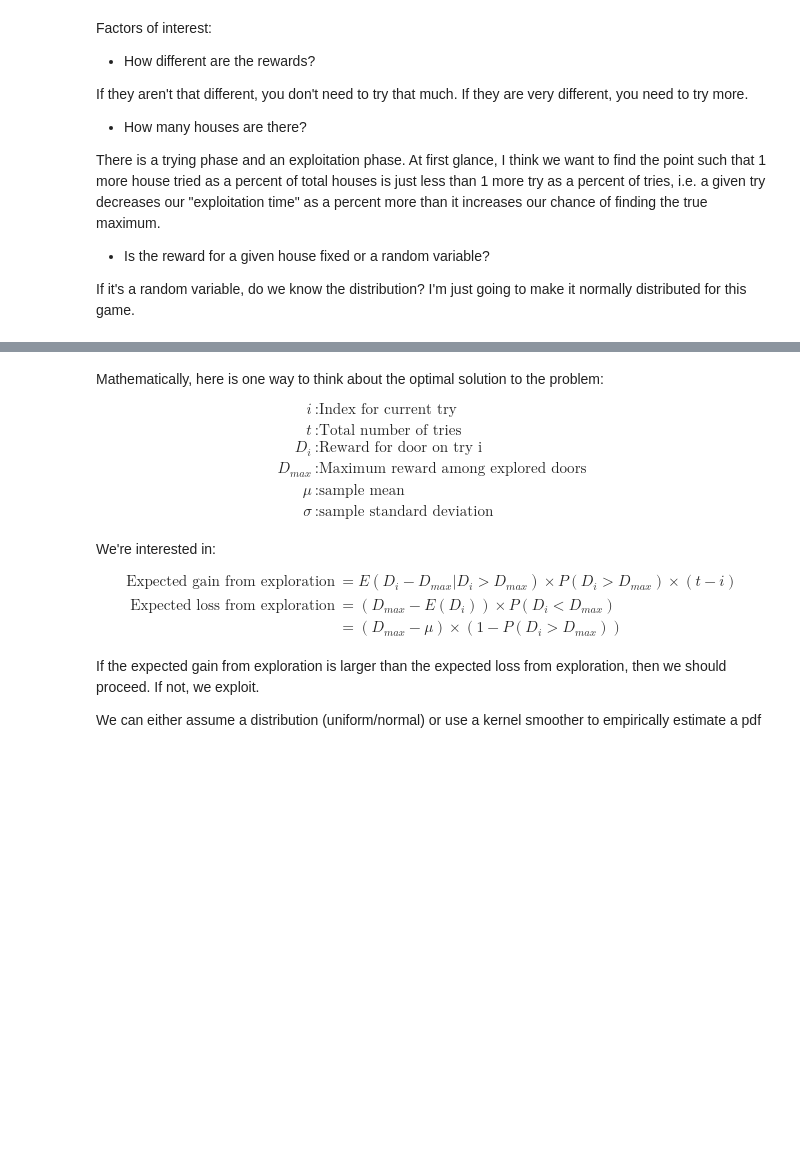
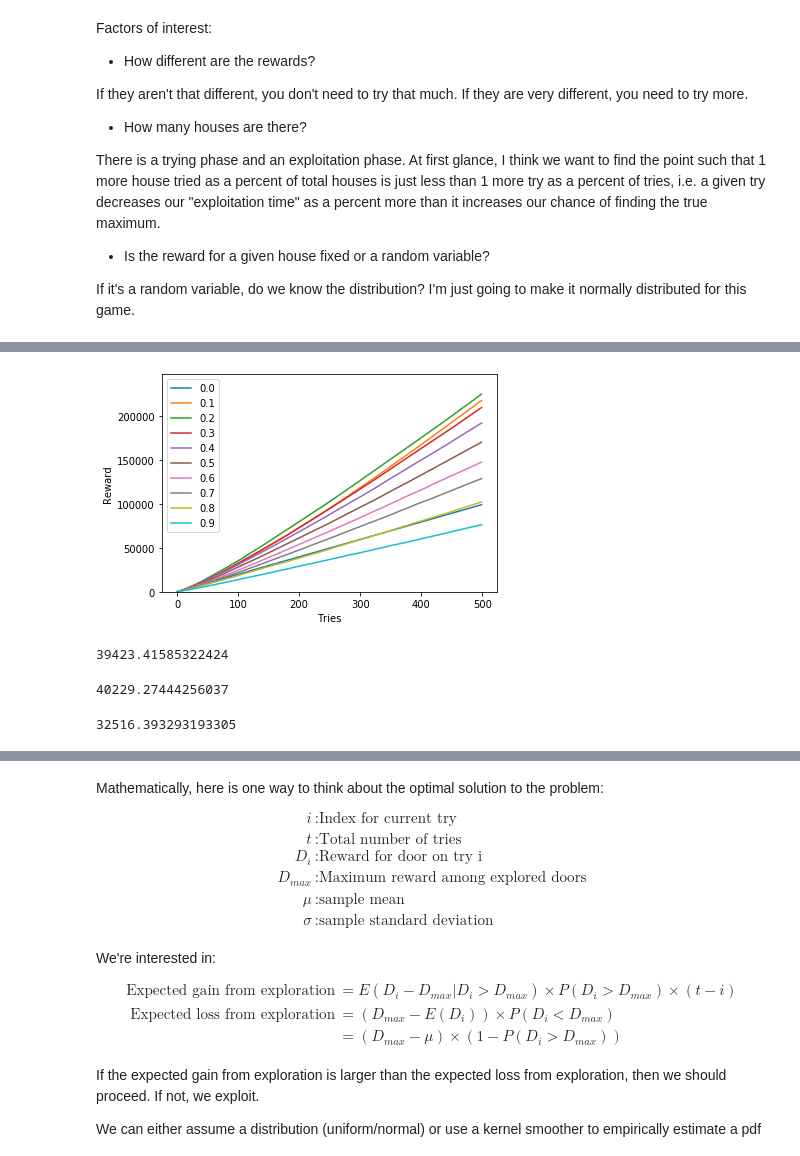
Before and after one commit to mixerupper/multi-armed-bandit, a Jupyter notebook: multi-armed bandit.ipynb, the cells around one changed output, grey strips where cells are left out. Cells and saved outputs as stored; diff of their text form; code cells hidden in the pictures; blank space fills up the shorter version.

```diff
--- a/multi-armed bandit.ipynb
+++ b/multi-armed bandit.ipynb
@@ -138,3 +131,5 @@ thresholds
+# %%
+randomly_explore_p_strategy = [find_average_run(tries = 500, strategy = randomly_explore_p, threshold = i) for i in thresholds]
 # %%
 plot_strategy_runs(learn_p_strategy, thresholds = thresholds)
 # %% [output]
@@ -141,0 +137,4 @@ plot_strategy_runs(learn_p_strategy, thresholds = thresholds)
+# %%
+plot_strategy_runs(randomly_explore_p_strategy, thresholds = thresholds)
+# %% [output]
+[figure, added]
@@ -142,3 +145,15 @@ plot_strategy_runs(learn_p_strategy, thresholds = thresholds)
+# %%
+m[-1]
+# %% [output]
+39423.41585322424
+# %%
+d[-1]
+# %% [output]
+40229.27444256037
+# %%
+a[-1]
+# %% [output]
+32516.393293193305
 # %%
 plot_strategy_results(learn_p_strategy, thresholds = thresholds, label = "Learn Threshold then Exploit")
 # %% [output]
```
Also changed, not shown: parts of 13 cells of this notebook.
